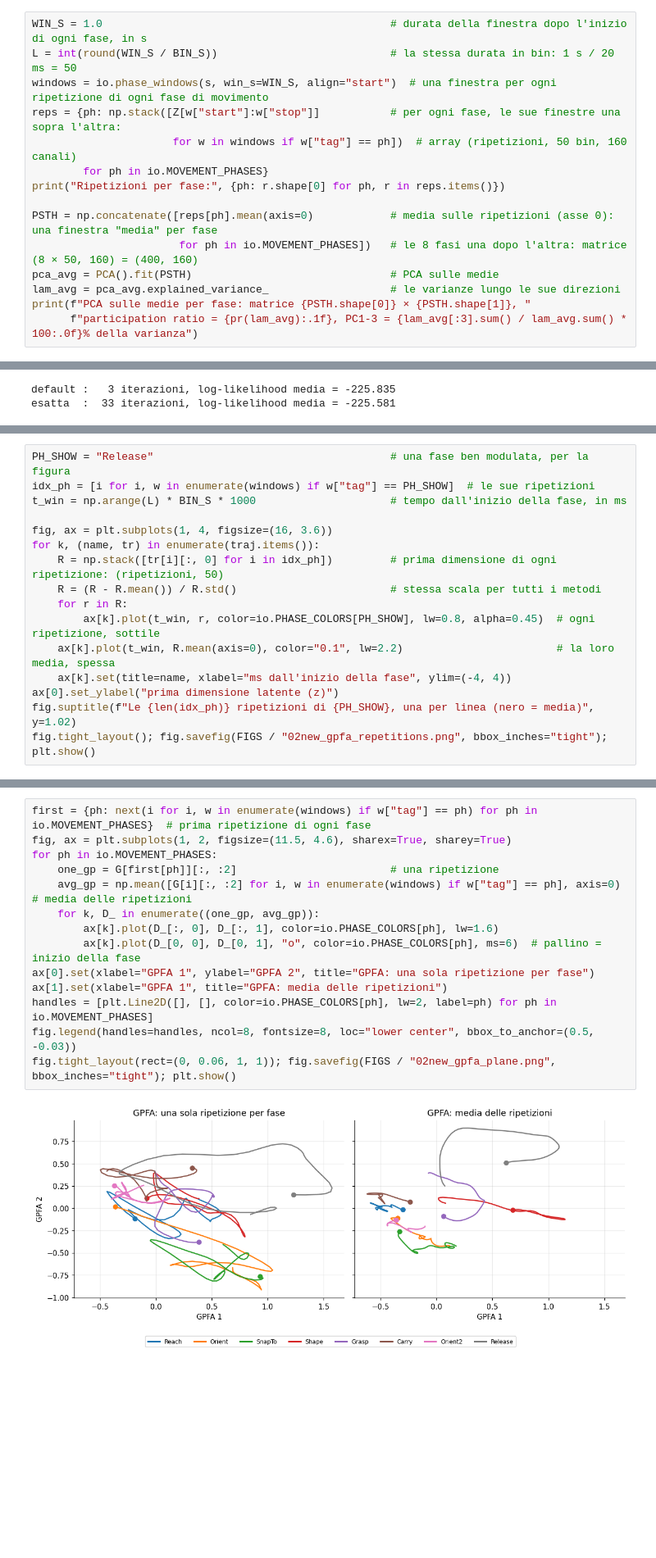
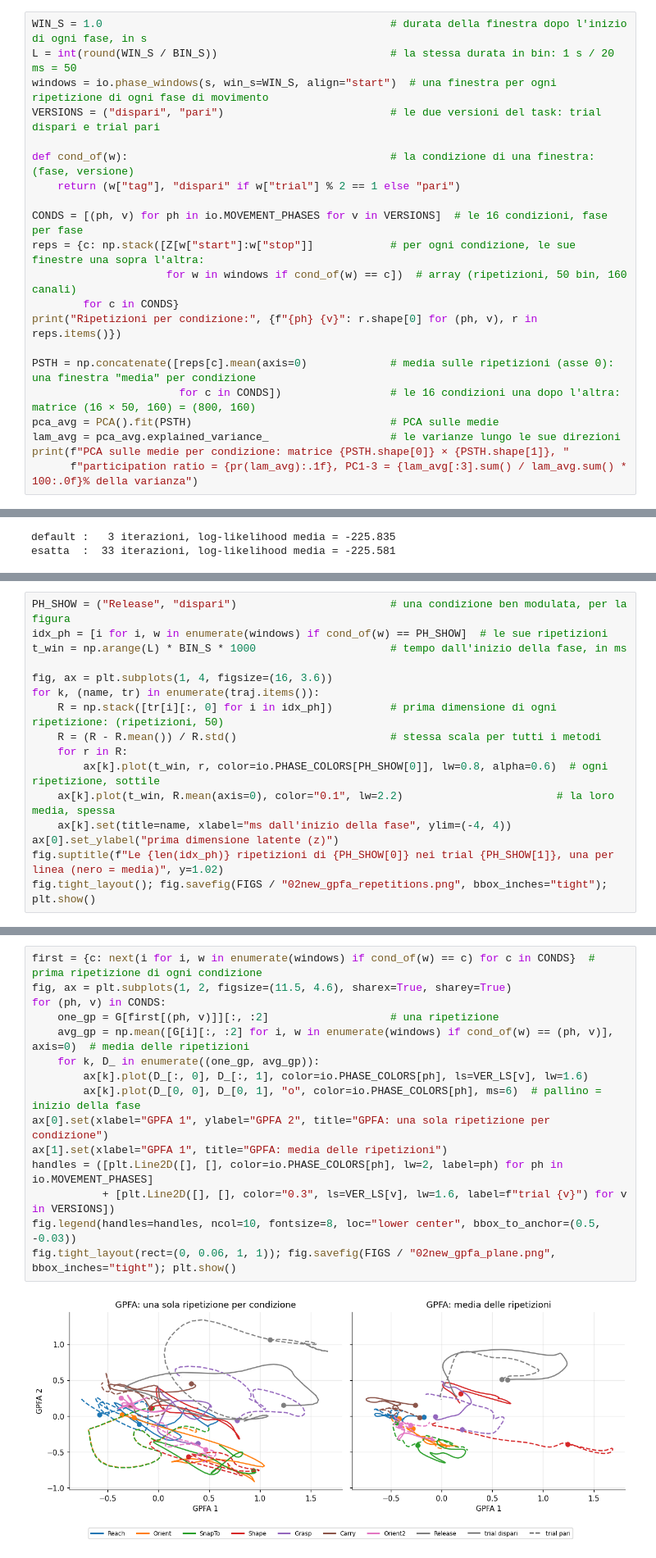
Before and after one commit to vberardocco/tesi_h1, a Jupyter notebook: notebooks/02_new.ipynb, the cells around one changed output, grey strips where cells are left out. Shown at 82% size. Cells and saved outputs as stored; diff of their text form; blank space fills up the shorter version.

```diff
--- a/notebooks/02_new.ipynb
+++ b/notebooks/02_new.ipynb
@@ -690,15 +699,21 @@ stesso in ogni ripetizione.
 WIN_S = 1.0                                             # durata della finestra dopo l'inizio di ogni fase, in s
 L = int(round(WIN_S / BIN_S))                           # la stessa durata in bin: 1 s / 20 ms = 50
 windows = io.phase_windows(s, win_s=WIN_S, align="start")  # una finestra per ogni ripetizione di ogni fase di movimento
-reps = {ph: np.stack([Z[w["start"]:w["stop"]]           # per ogni fase, le sue finestre una sopra l'altra:
-                      for w in windows if w["tag"] == ph])  # array (ripetizioni, 50 bin, 160 canali)
-        for ph in io.MOVEMENT_PHASES}
-print("Ripetizioni per fase:", {ph: r.shape[0] for ph, r in reps.items()})
+VERSIONS = ("dispari", "pari")                          # le due versioni del task: trial dispari e trial pari
 
-PSTH = np.concatenate([reps[ph].mean(axis=0)            # media sulle ripetizioni (asse 0): una finestra "media" per fase
-                       for ph in io.MOVEMENT_PHASES])   # le 8 fasi una dopo l'altra: matrice (8 × 50, 160) = (400, 160)
+def cond_of(w):                                         # la condizione di una finestra: (fase, versione)
+    return (w["tag"], "dispari" if w["trial"] % 2 == 1 else "pari")
+
+CONDS = [(ph, v) for ph in io.MOVEMENT_PHASES for v in VERSIONS]  # le 16 condizioni, fase per fase
+reps = {c: np.stack([Z[w["start"]:w["stop"]]            # per ogni condizione, le sue finestre una sopra l'altra:
+                     for w in windows if cond_of(w) == c])  # array (ripetizioni, 50 bin, 160 canali)
+        for c in CONDS}
+print("Ripetizioni per condizione:", {f"{ph} {v}": r.shape[0] for (ph, v), r in reps.items()})
+
+PSTH = np.concatenate([reps[c].mean(axis=0)             # media sulle ripetizioni (asse 0): una finestra "media" per condizione
+                       for c in CONDS])                 # le 16 condizioni una dopo l'altra: matrice (16 × 50, 160) = (800, 160)
 pca_avg = PCA().fit(PSTH)                               # PCA sulle medie
 lam_avg = pca_avg.explained_variance_                   # le varianze lungo le sue direzioni
-print(f"PCA sulle medie per fase: matrice {PSTH.shape[0]} × {PSTH.shape[1]}, "
+print(f"PCA sulle medie per condizione: matrice {PSTH.shape[0]} × {PSTH.shape[1]}, "
       f"participation ratio = {pr(lam_avg):.1f}, PC1-3 = {lam_avg[:3].sum() / lam_avg.sum() * 100:.0f}% della varianza")
 # %% [output]
@@ -1558,6 +1586,6 @@ display(pd.DataFrame({name: consistency_per_phase(tr) for name, tr in traj.items
 # %%
-PH_SHOW = "Release"                                     # una fase ben modulata, per la figura
-idx_ph = [i for i, w in enumerate(windows) if w["tag"] == PH_SHOW]  # le sue ripetizioni
+PH_SHOW = ("Release", "dispari")                        # una condizione ben modulata, per la figura
+idx_ph = [i for i, w in enumerate(windows) if cond_of(w) == PH_SHOW]  # le sue ripetizioni
 t_win = np.arange(L) * BIN_S * 1000                     # tempo dall'inizio della fase, in ms
 
 fig, ax = plt.subplots(1, 4, figsize=(16, 3.6))
@@ -1565,10 +1593,10 @@ for k, (name, tr) in enumerate(traj.items()):
     R = np.stack([tr[i][:, 0] for i in idx_ph])         # prima dimensione di ogni ripetizione: (ripetizioni, 50)
     R = (R - R.mean()) / R.std()                        # stessa scala per tutti i metodi
     for r in R:
-        ax[k].plot(t_win, r, color=io.PHASE_COLORS[PH_SHOW], lw=0.8, alpha=0.45)  # ogni ripetizione, sottile
+        ax[k].plot(t_win, r, color=io.PHASE_COLORS[PH_SHOW[0]], lw=0.8, alpha=0.6)  # ogni ripetizione, sottile
     ax[k].plot(t_win, R.mean(axis=0), color="0.1", lw=2.2)                        # la loro media, spessa
     ax[k].set(title=name, xlabel="ms dall'inizio della fase", ylim=(-4, 4))
 ax[0].set_ylabel("prima dimensione latente (z)")
-fig.suptitle(f"Le {len(idx_ph)} ripetizioni di {PH_SHOW}, una per linea (nero = media)", y=1.02)
+fig.suptitle(f"Le {len(idx_ph)} ripetizioni di {PH_SHOW[0]} nei trial {PH_SHOW[1]}, una per linea (nero = media)", y=1.02)
 fig.tight_layout(); fig.savefig(FIGS / "02new_gpfa_repetitions.png", bbox_inches="tight"); plt.show()
 # %% [output]
@@ -1602,19 +1631,20 @@ stimate **senza sapere a quale fase appartiene ogni finestra**.
 # %%
-first = {ph: next(i for i, w in enumerate(windows) if w["tag"] == ph) for ph in io.MOVEMENT_PHASES}  # prima ripetizione di ogni fase
+first = {c: next(i for i, w in enumerate(windows) if cond_of(w) == c) for c in CONDS}  # prima ripetizione di ogni condizione
 fig, ax = plt.subplots(1, 2, figsize=(11.5, 4.6), sharex=True, sharey=True)
-for ph in io.MOVEMENT_PHASES:
-    one_gp = G[first[ph]][:, :2]                        # una ripetizione
-    avg_gp = np.mean([G[i][:, :2] for i, w in enumerate(windows) if w["tag"] == ph], axis=0)  # media delle ripetizioni
+for (ph, v) in CONDS:
+    one_gp = G[first[(ph, v)]][:, :2]                   # una ripetizione
+    avg_gp = np.mean([G[i][:, :2] for i, w in enumerate(windows) if cond_of(w) == (ph, v)], axis=0)  # media delle ripetizioni
     for k, D_ in enumerate((one_gp, avg_gp)):
-        ax[k].plot(D_[:, 0], D_[:, 1], color=io.PHASE_COLORS[ph], lw=1.6)
+        ax[k].plot(D_[:, 0], D_[:, 1], color=io.PHASE_COLORS[ph], ls=VER_LS[v], lw=1.6)
         ax[k].plot(D_[0, 0], D_[0, 1], "o", color=io.PHASE_COLORS[ph], ms=6)  # pallino = inizio della fase
-ax[0].set(xlabel="GPFA 1", ylabel="GPFA 2", title="GPFA: una sola ripetizione per fase")
+ax[0].set(xlabel="GPFA 1", ylabel="GPFA 2", title="GPFA: una sola ripetizione per condizione")
 ax[1].set(xlabel="GPFA 1", title="GPFA: media delle ripetizioni")
-handles = [plt.Line2D([], [], color=io.PHASE_COLORS[ph], lw=2, label=ph) for ph in io.MOVEMENT_PHASES]
-fig.legend(handles=handles, ncol=8, fontsize=8, loc="lower center", bbox_to_anchor=(0.5, -0.03))
+handles = ([plt.Line2D([], [], color=io.PHASE_COLORS[ph], lw=2, label=ph) for ph in io.MOVEMENT_PHASES]
+           + [plt.Line2D([], [], color="0.3", ls=VER_LS[v], lw=1.6, label=f"trial {v}") for v in VERSIONS])
+fig.legend(handles=handles, ncol=10, fontsize=8, loc="lower center", bbox_to_anchor=(0.5, -0.03))
 fig.tight_layout(rect=(0, 0.06, 1, 1)); fig.savefig(FIGS / "02new_gpfa_plane.png", bbox_inches="tight"); plt.show()
 # %% [output]
-[figure, old version]
+[figure, new version]
 # %% [markdown]
 **Lettura.** Rispetto al pannello centrale della figura del §8 (una ripetizione, PCA), le
 traiettorie di una singola ripetizione sono **lisce**, non seghettate. Restano più disordinate
```
Also changed, not shown: parts of 22 cells of this notebook, 6 other files.
